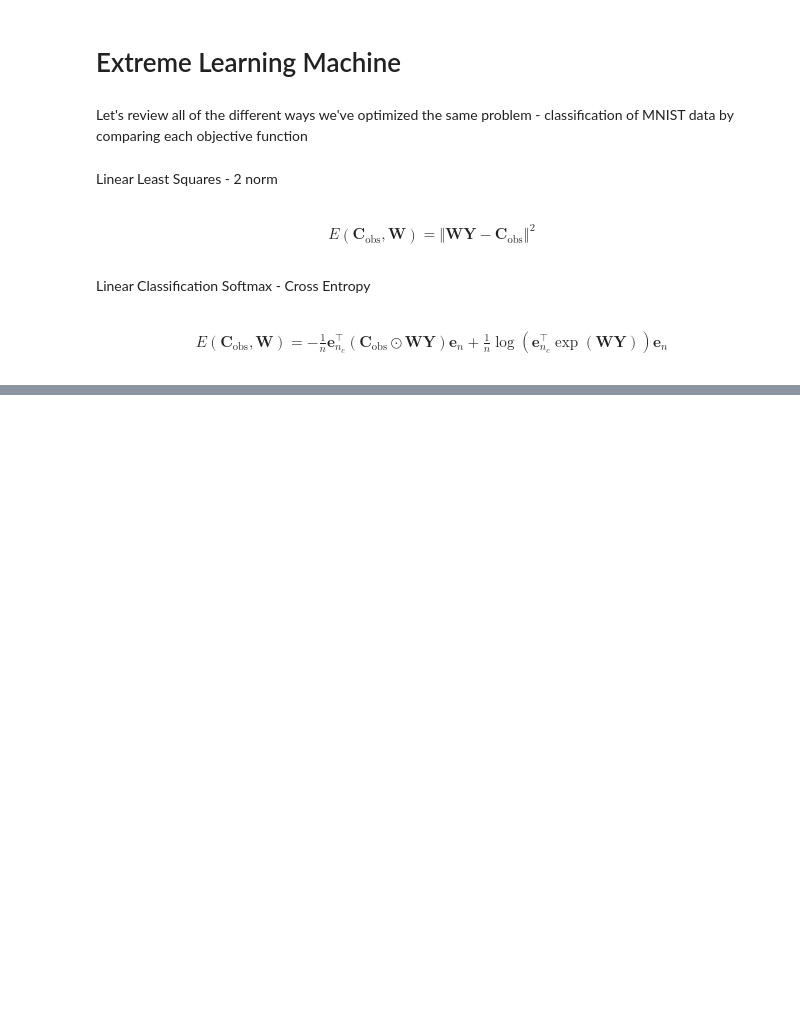
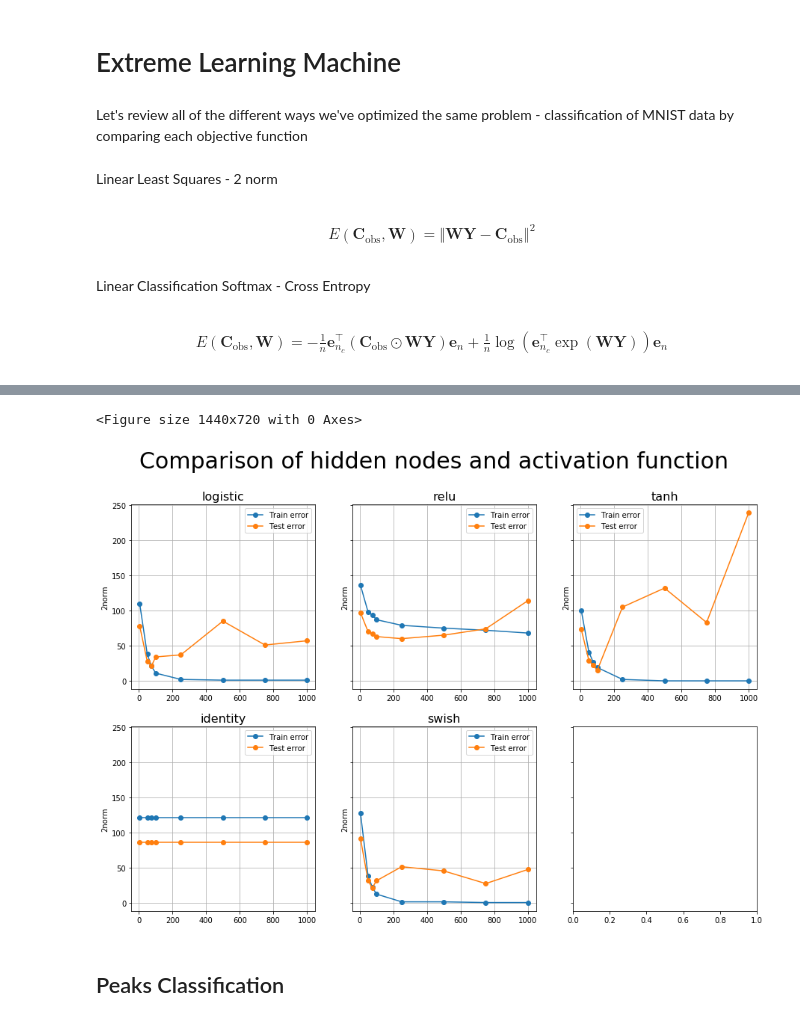
Before and after one commit to tXiao95/py_experiments, a Jupyter notebook: ExtremeLearningMachine.ipynb, the cells around one changed output, grey strips where cells are left out. Saved outputs shown, nothing was run; the diff lists cells and outputs as text; code cells hidden in the pictures; blank space fills up the shorter version.

```diff
--- a/ExtremeLearningMachine.ipynb
+++ b/ExtremeLearningMachine.ipynb
@@ -88,0 +65,20 @@ np.linalg.norm(D.T @ Y - C)
+# %%
+n = len(results_reg.activation.unique())
+f = plt.figure(figsize=(20, 10))
+f, axs = plt.subplots(2, round(n/2)+1, figsize=(15,10), sharey=True)
+f.suptitle('Comparison of hidden nodes and activation function', fontsize=30)
+for k in range(n):
+    fun = results_reg.activation.unique()[k]
+    temp = results_reg[results_reg.activation == fun]
+    ax = axs.ravel()[k]
+    ax.set_title("{}".format(fun), fontsize=16)
+    ax.plot(temp['m'], temp['train_error'], marker='o', label='Train error')
+    ax.plot(temp['m'], temp['test_error'], marker='o', label='Test error')
+    ax.legend()
+    ax.grid()
+    ax.set_ylabel('2norm')
+# %% [output]
+<Figure size 1440x720 with 0 Axes>
+[figure, added]
+# %% [markdown]
+## Peaks Classification
```
Also changed, not shown: parts of 21 cells of this notebook.
